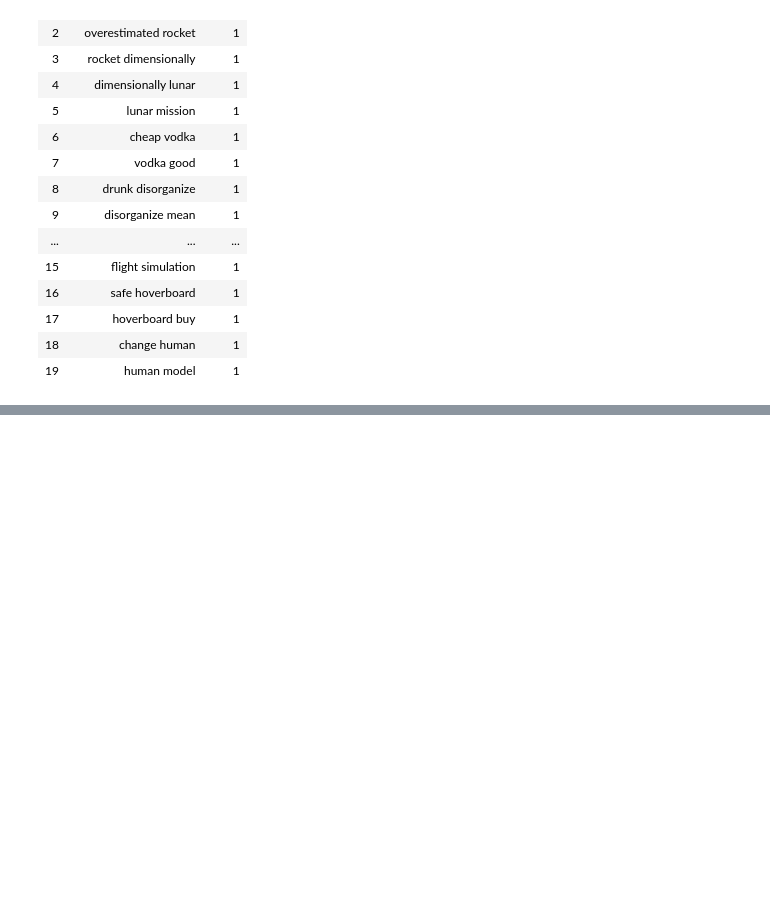
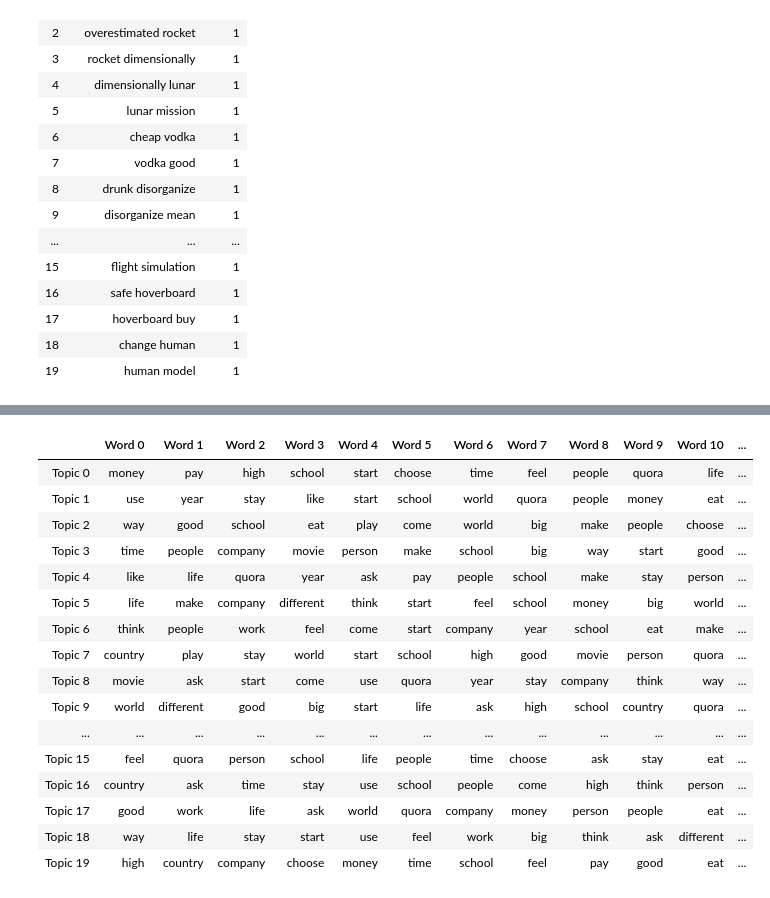
Before and after one commit to mihirKachroo/NLP-Topic-Modelling, a Jupyter notebook: NLP Topic Modelling/Quora NLP Topic Modelling.ipynb, the cells around one changed output, grey strips where cells are left out. Drawn from its saved outputs; the diff is of its cells as text; code cells hidden in the pictures; blank space fills up the shorter version.

Commit message:
Modelling Finished

```diff
--- a/NLP Topic Modelling/Quora NLP Topic Modelling.ipynb
+++ b/NLP Topic Modelling/Quora NLP Topic Modelling.ipynb
@@ -268,0 +300,17 @@ df4 = pd.DataFrame(common_words, columns = ['trigram' , 'count'])
+# %%
+vectorizer = CountVectorizer(analyzer='word',
+                             min_df=3,                        # minimum required occurences of a word
+                             stop_words='english',             # remove stop words
+                             lowercase=True,                   # convert all words to lowercase
+                             token_pattern='[a-zA-Z0-9]{3,}',  # num chars > 3
+                             max_features=5000,             # max number of unique words. Build a vocabulary that only consider the top max_features ordered by term frequency across the corpus
+                            )
+
+data_vectorized = vectorizer.fit_transform(df_clean['question_lemmatize_clean'])
+
+lda_model = LatentDirichletAllocation(n_components=20, # Number of topics
+                                      learning_method='online',
+                                      random_state=0,
+                                      n_jobs = -1  # Use all available CPUs
+                                     )
+lda_output = lda_model.fit_transform(data_vectorized)
@@ -268,0 +344,35 @@ df4 = pd.DataFrame(common_words, columns = ['trigram' , 'count'])
+# %%
+# Show top 20 keywords for each topic
+def show_topics(vectorizer=vectorizer, lda_model=lda_model, n_words=20):
+    keywords = np.array(vectorizer.get_feature_names())
+    topic_keywords = []
+    for topic_weights in lda_model.components_:
+        top_keyword_locs = (-topic_weights).argsort()[:n_words]
+        topic_keywords.append(keywords.take(top_keyword_locs))
+    return topic_keywords
+
+topic_keywords = show_topics(vectorizer=vectorizer, lda_model=lda_model, n_words=20)
+
+# Topic - Keywords Dataframe
+df_topic_keywords = pd.DataFrame(topic_keywords)
+df_topic_keywords.columns = ['Word '+str(i) for i in range(df_topic_keywords.shape[1])]
+df_topic_keywords.index = ['Topic '+str(i) for i in range(df_topic_keywords.shape[0])]
+df_topic_keywords
+# %% [output]
+|  | Word 0 | Word 1 | Word 2 | Word 3 | Word 4 | Word 5 | Word 6 | Word 7 | Word 8 | Word 9 | Word 10 | ... |
+| Topic 0 | money | pay | high | school | start | choose | time | feel | people | quora | life | ... |
+| Topic 1 | use | year | stay | like | start | school | world | quora | people | money | eat | ... |
+| Topic 2 | way | good | school | eat | play | come | world | big | make | people | choose | ... |
+| Topic 3 | time | people | company | movie | person | make | school | big | way | start | good | ... |
+| Topic 4 | like | life | quora | year | ask | pay | people | school | make | stay | person | ... |
+| Topic 5 | life | make | company | different | think | start | feel | school | money | big | world | ... |
+| Topic 6 | think | people | work | feel | come | start | company | year | school | eat | make | ... |
+| Topic 7 | country | play | stay | world | start | school | high | good | movie | person | quora | ... |
+| Topic 8 | movie | ask | start | come | use | quora | year | stay | company | think | way | ... |
+| Topic 9 | world | different | good | big | start | life | ask | high | school | country | quora | ... |
+| ... | ... | ... | ... | ... | ... | ... | ... | ... | ... | ... | ... | ... |
+| Topic 15 | feel | quora | person | school | life | people | time | choose | ask | stay | eat | ... |
+| Topic 16 | country | ask | time | stay | use | school | people | come | high | think | person | ... |
+| Topic 17 | good | work | life | ask | world | quora | company | money | person | people | eat | ... |
+| Topic 18 | way | life | stay | start | use | feel | work | big | think | ask | different | ... |
+| Topic 19 | high | country | company | choose | money | time | school | feel | pay | good | eat | ... |
```
Also changed, not shown: parts of 22 cells of this notebook.
